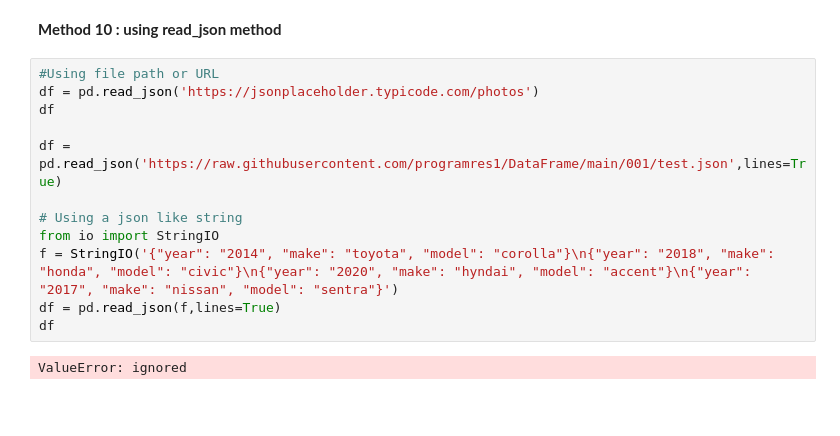
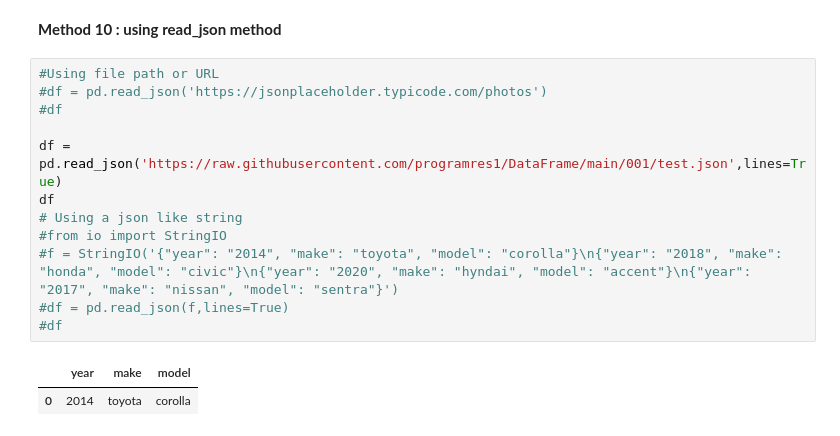
Before and after one commit to programres1/DataFrame, a Jupyter notebook: 001/Different_ways_to_create_DataFrame.ipynb, the cells around one changed output. Saved outputs shown, nothing was run; the diff lists cells and outputs as text; blank space fills up the shorter version.

```diff
--- a/001/Different_ways_to_create_DataFrame.ipynb
+++ b/001/Different_ways_to_create_DataFrame.ipynb
@@ -222,15 +222,16 @@ df
 **Method 10 : using read_json method**
 # %%
 #Using file path or URL
-df = pd.read_json('https://jsonplaceholder.typicode.com/photos')
-df
+#df = pd.read_json('https://jsonplaceholder.typicode.com/photos')
+#df
 
 df = pd.read_json('https://raw.githubusercontent.com/programres1/DataFrame/main/001/test.json',lines=True)
-
+df
 # Using a json like string
-from io import StringIO
-f = StringIO('{"year": "2014", "make": "toyota", "model": "corolla"}\n{"year": "2018", "make": "honda", "model": "civic"}\n{"year": "2020", "make": "hyndai", "model": "accent"}\n{"year": "2017", "make": "nissan", "model": "sentra"}')
-df = pd.read_json(f,lines=True)
-df
+#from io import StringIO
+#f = StringIO('{"year": "2014", "make": "toyota", "model": "corolla"}\n{"year": "2018", "make": "honda", "model": "civic"}\n{"year": "2020", "make": "hyndai", "model": "accent"}\n{"year": "2017", "make": "nissan", "model": "sentra"}')
+#df = pd.read_json(f,lines=True)
+#df
 # %% [output]
-ValueError: ignored
+|  | year | make | model |
+| 0 | 2014 | toyota | corolla |
```
